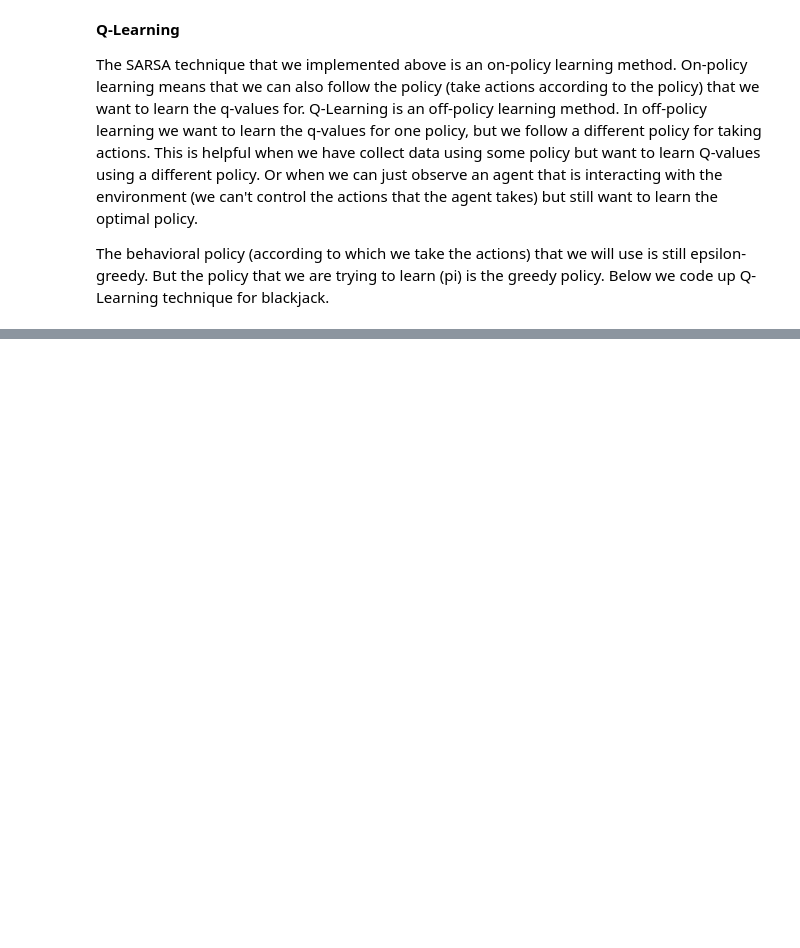
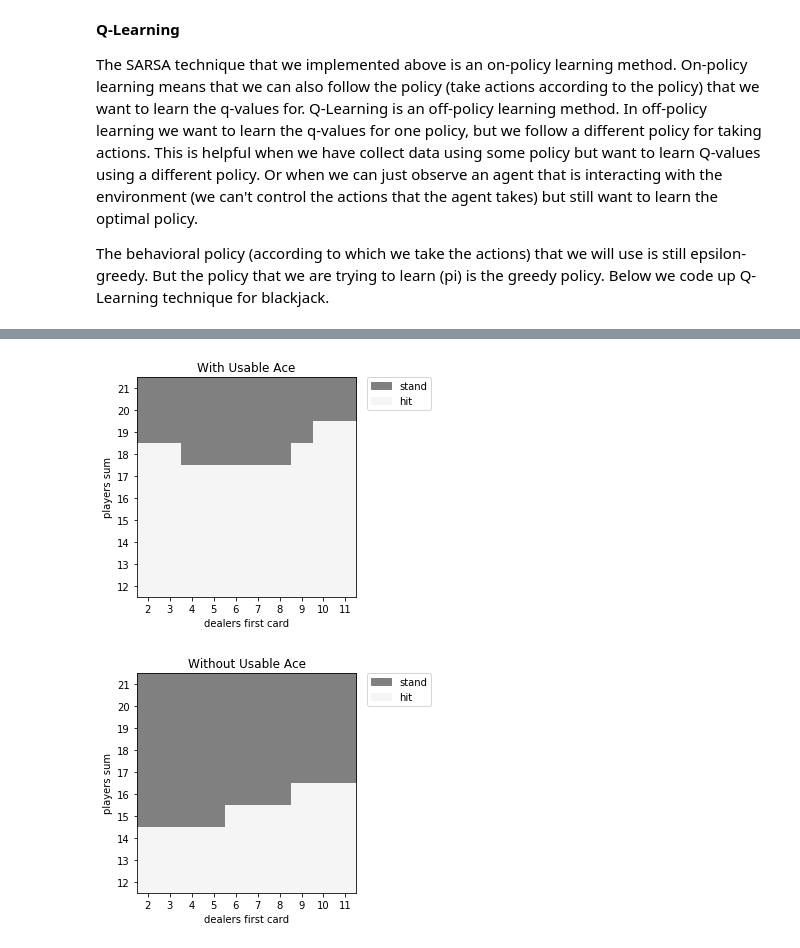
Before and after one commit to guptv93/blackjack, a Jupyter notebook: src/RLAgent.ipynb, the cells around one changed output, grey strips where cells are left out. Cells and saved outputs as stored; diff of their text form; code cells hidden in the pictures; blank space fills up the shorter version.

```diff
--- a/src/RLAgent.ipynb
+++ b/src/RLAgent.ipynb
@@ -172,0 +258,15 @@ The behavioral policy (according to which we take the actions) that we will use
+# %%
+policy_function = {}
+value_function = {}
+for state in range(len(valid_states)):
+    if q_value_table[state]["hit"] > q_value_table[state]["stand"]:
+        policy_function[valid_states[state]] = "hit"
+        value_function[valid_states[state]] = q_value_table[state]["hit"]
+    else:
+        policy_function[valid_states[state]] = "stand"
+        value_function[valid_states[state]] = q_value_table[state]["stand"]
+
+print(visit_count.min())
+print(visit_count.max())
+print(valid_states[visit_count.argmin()])
+print(valid_states[visit_count.argmax()])
@@ -172,0 +285,40 @@ The behavioral policy (according to which we take the actions) that we will use
+# %%
+def plotPolicy(policy_table):
+    plotMatrix(policy_table, with_ace = True)
+    plotMatrix(policy_table, with_ace = False)
+
+def plotMatrix(policy_table, with_ace):
+    player_sum = np.arange(12, 22, dtype=int)
+    dealer_first_card = np.arange(2,12,dtype=int)
+    reversed_player_sum = player_sum[::-1]
+    optimal_strategy = np.zeros([player_sum.size, dealer_first_card.size])
+
+    for x in range(12,22):
+        for y in range(2,12):
+            if str(policy_table[(x,y,with_ace)]) == 'hit':
+                optimal_strategy[x-12][y-2] = 1
+    inv_optimal_strategy = optimal_strategy[::-1]
+
+    fig, ax = plt.subplots()
+    cmap = colors.ListedColormap([ 'grey','whitesmoke'])
+    im = plt.imshow( inv_optimal_strategy, cmap=cmap)
+    ax.set_xticks(np.arange(len(dealer_first_card)))
+    ax.set_yticks(np.arange(len(reversed_player_sum)))
+    ax.set_xticklabels(dealer_first_card)
+    ax.set_yticklabels(reversed_player_sum)
+    hit_patch = mpatches.Patch(color='whitesmoke', label='hit')
+    stand_patch = mpatches.Patch(color='grey', label='stand')
+    plt.legend(bbox_to_anchor=(1.05, 1), loc=2, borderaxespad=0.,handles=[stand_patch,hit_patch])
+    if with_ace:
+        ax.set_title("With Usable Ace")
+    else:
+        ax.set_title("Without Usable Ace")
+    plt.xlabel('dealers first card')
+    plt.ylabel('players sum')
+    fig.tight_layout()
+    plt.show()
+
+plotPolicy(policy_function)
+# %% [output]
+[figure, added]
+[figure, added]
```
Also changed, not shown: parts of 9 cells of this notebook, 2 other files.
